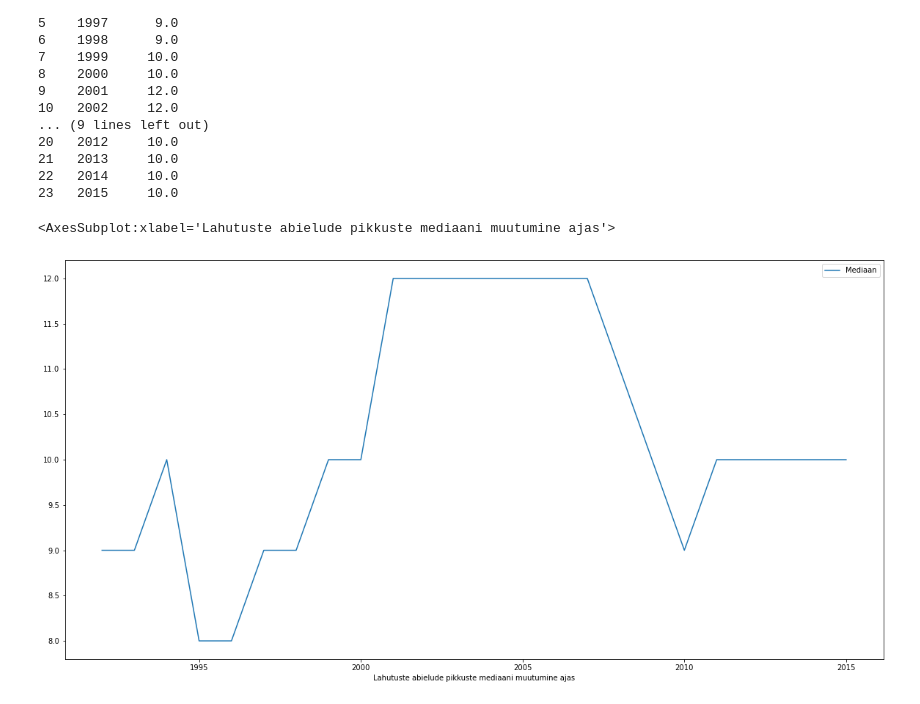
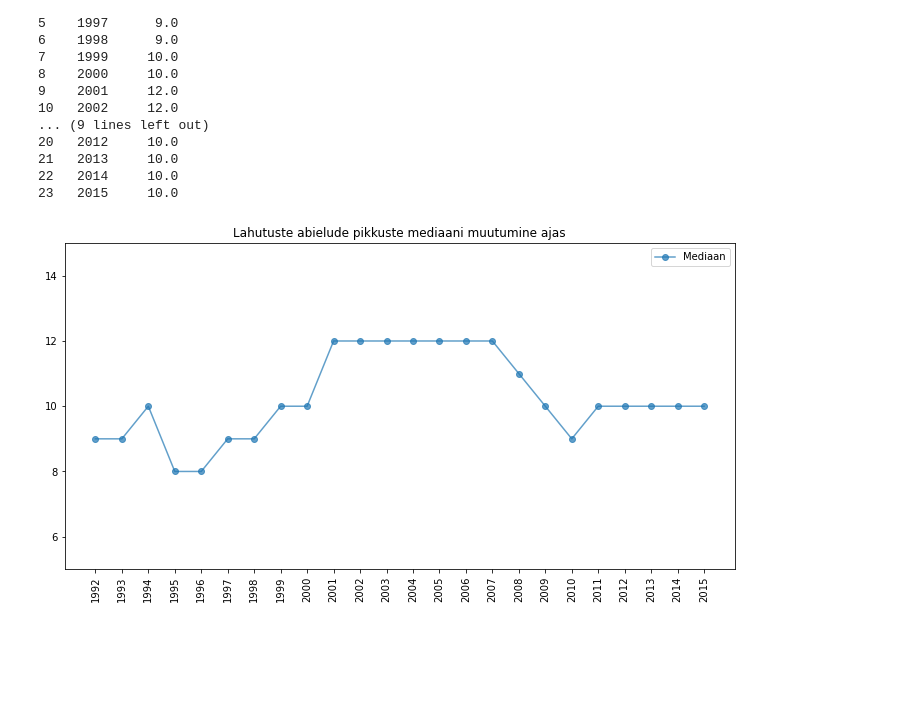
Before and after one commit to KarinRosen/Introduction-to-Data-Science-project, a Jupyter notebook: Lahutuste abielude mediaanpikkuste muutumine ajas.ipynb, the cells around one changed output. Saved outputs shown, nothing was run; the diff lists cells and outputs as text; code cells hidden in the pictures; blank space fills up the shorter version.

```diff
--- a/Lahutuste abielude mediaanpikkuste muutumine ajas.ipynb
+++ b/Lahutuste abielude mediaanpikkuste muutumine ajas.ipynb
@@ -99,7 +77,37 @@ print(df_m)
 22   2014     10.0
 23   2015     10.0
 # %%
-df_m.plot.line(x="Aasta", y= "Mediaan", xlabel= "Lahutuste abielude pikkuste mediaani muutumine ajas", figsize =(20, 10) )
+x = [0, 1, 2, 3, 4, 5, 6, 7, 8, 9, 10, 11, 12, 13, 14, 15, 16, 17, 18, 19, 20, 21, 22, 23]
+ax = plt.subplot()
+ax.set_xticks(x)
+ax.set_xticklabels(['1992',
+                    '1993',
+                     '1994',
+                     '1995',
+                     '1996',
+                     '1997',
+                     '1998',
+                     '1999',
+                     '2000',
+                     '2001',
+                     '2002',
+                     '2003',
+                     '2004',
+                     '2005',
+                     '2006',
+                     '2007',
+                     '2008',
+                     '2009',
+                     '2010',
+                     '2011',
+                     '2012',
+                     '2013',
+                     '2014',
+                     '2015'])
+
+df_m["Mediaan"].plot(marker='o', title = "Lahutuste abielude pikkuste mediaani muutumine ajas", x=x, alpha=0.7, figsize = (12,6), legend = True) # TODO
+plt.xticks(rotation=90)
+plt.ylim((5, 15))
+plt.show()
 # %% [output]
-<AxesSubplot:xlabel='Lahutuste abielude pikkuste mediaani muutumine ajas'>
-[figure, old version]
+[figure, new version]
```
Also changed, not shown: parts of 3 cells of this notebook, 5 other files.
